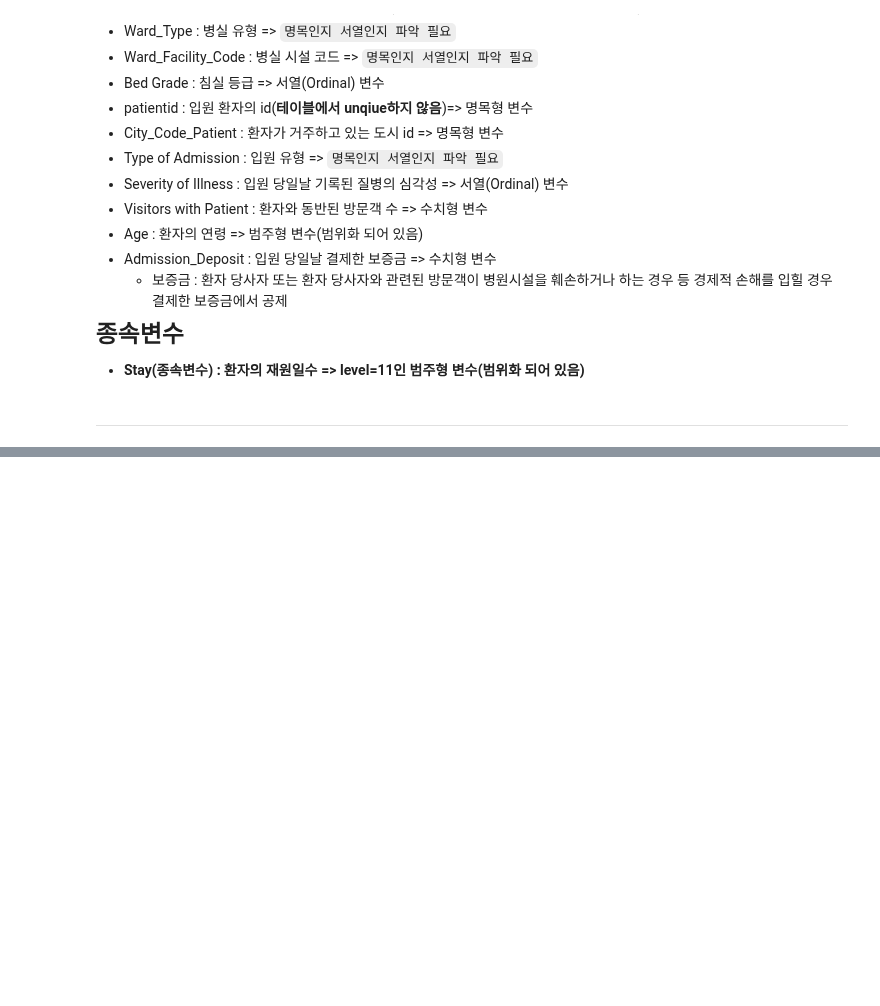
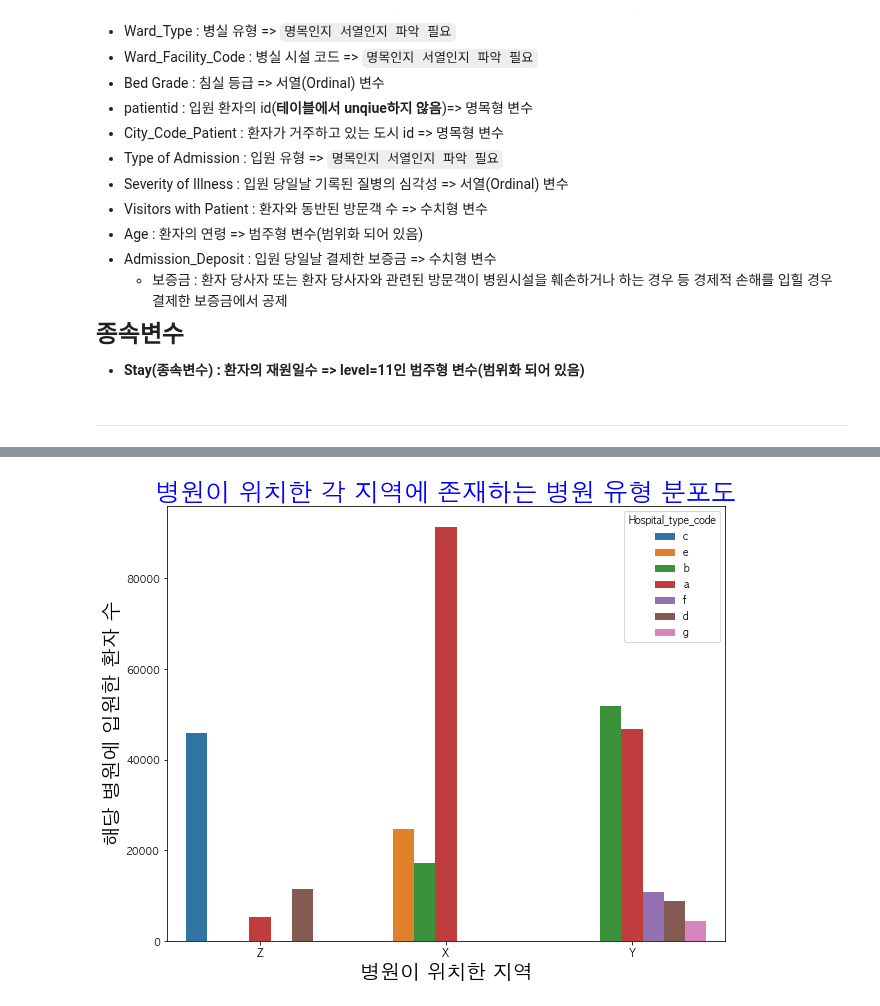
Before and after one commit to young-hun-jo/DataAnalysis, a Jupyter notebook: healthcare_los/analysis_myself.ipynb, the cells around one changed output, grey strips where cells are left out. Saved outputs shown, nothing was run; the diff lists cells and outputs as text; code cells hidden in the pictures; blank space fills up the shorter version.

```diff
--- a/healthcare_los/analysis_myself.ipynb
+++ b/healthcare_los/analysis_myself.ipynb
@@ -117,0 +271,10 @@ description
+# %%
+plt.rc('font', family='AppleGothic')
+plt.figure(figsize=(10,8))
+sns.countplot(data=hospital_df, x='Hospital_region_code', hue='Hospital_type_code')
+plt.title("병원이 위치한 각 지역에 존재하는 병원 유형 분포도", fontsize=25, color='blue')
+plt.xlabel('병원이 위치한 지역', fontsize=20)
+plt.ylabel('해당 병원에 입원한 환자 수', fontsize=20)
+plt.show()
+# %% [output]
+[figure, added]
```
Also changed, not shown: parts of 21 cells of this notebook.
